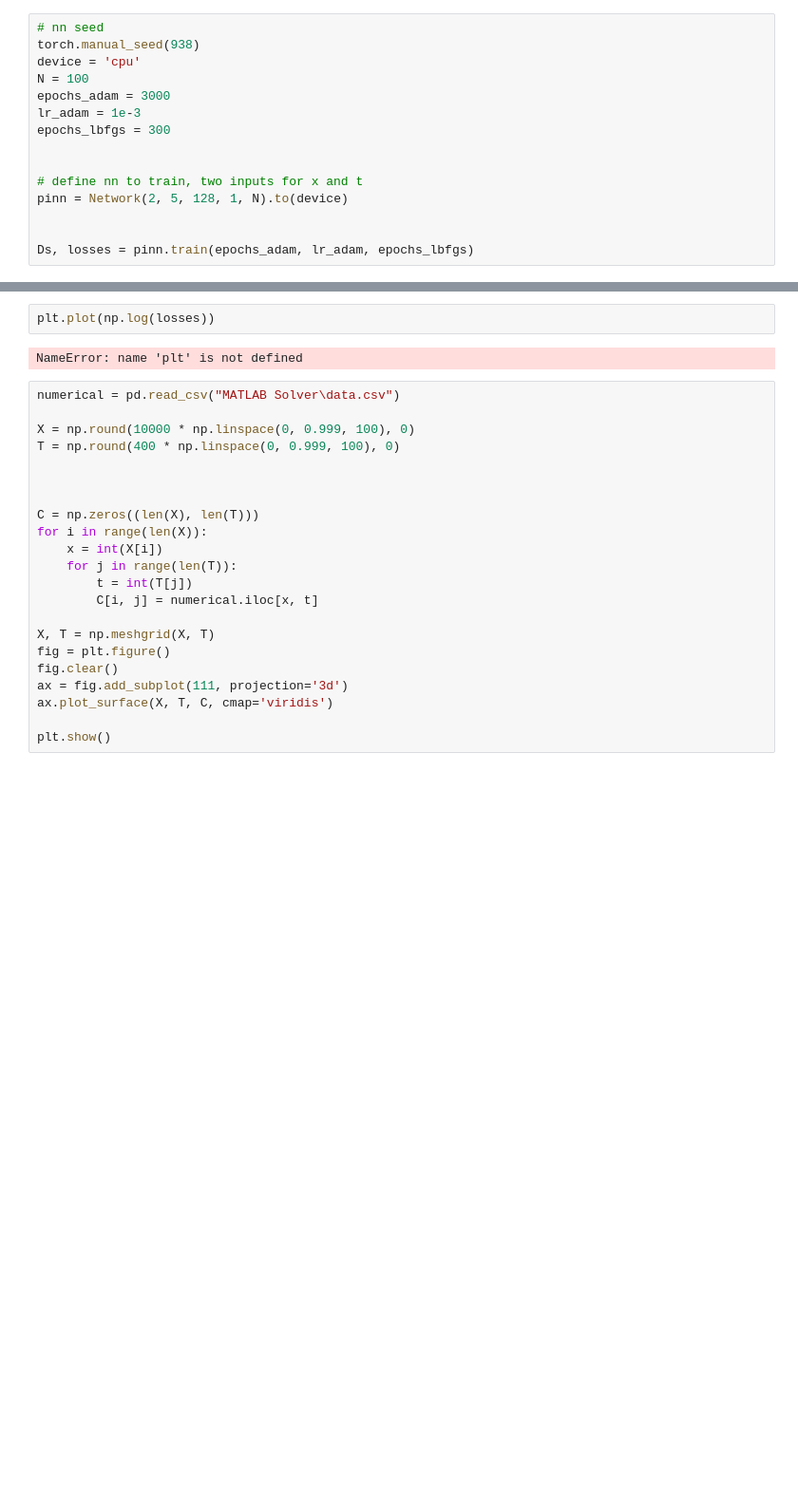
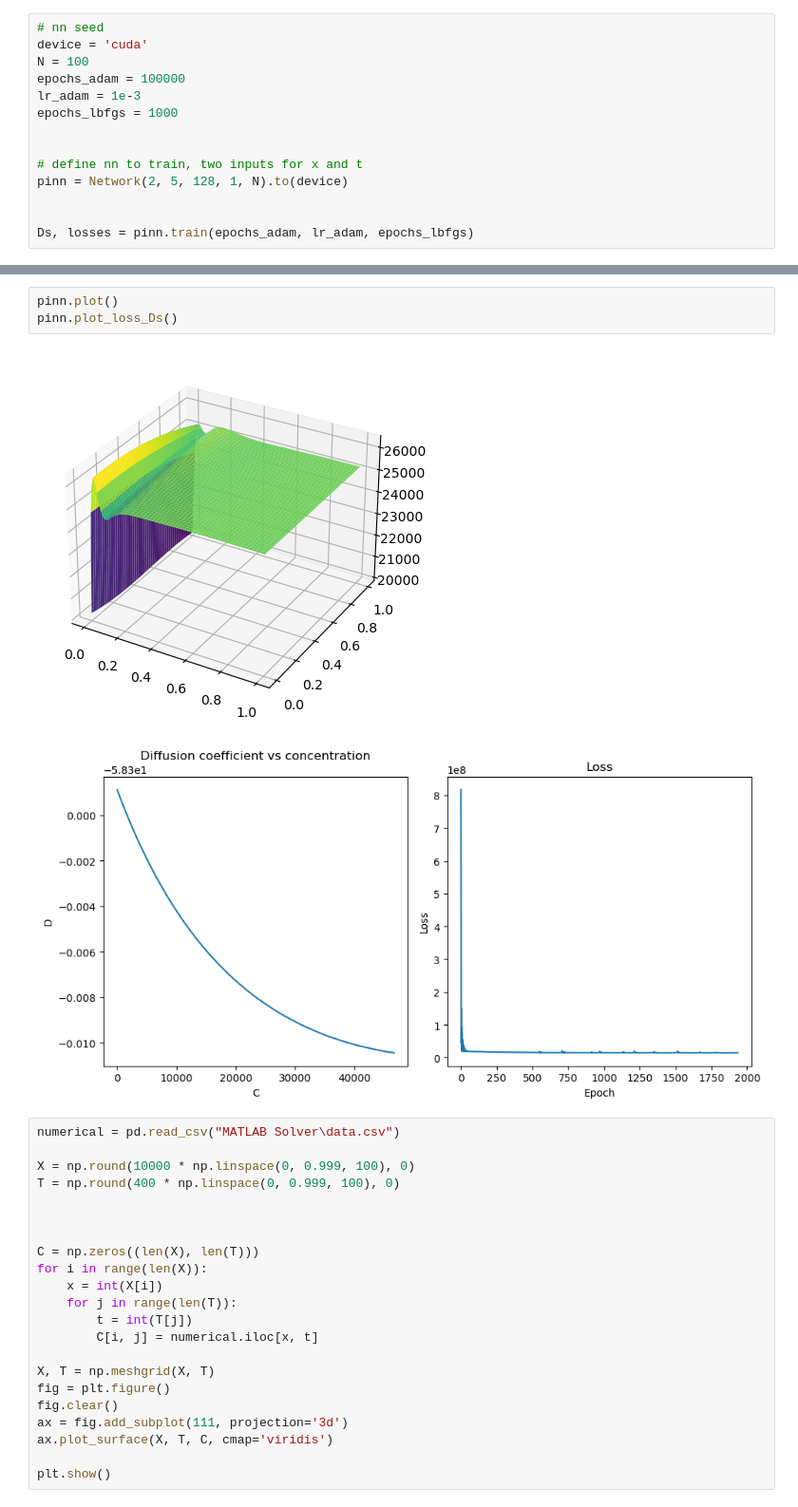
Before and after one commit to merdern/FYP, a Jupyter notebook: Phase4_PINN.ipynb, the cells around one changed output, grey strips where cells are left out. Shown: that part at 95% size. Drawn from its saved outputs; the diff is of its cells as text; blank space fills up the shorter version.

```diff
--- a/Phase4_PINN.ipynb
+++ b/Phase4_PINN.ipynb
@@ -290,12 +282,11 @@ class Network(nn.Module):
     plt.legend(['Numerical', 'NN'])
 # %%
 # nn seed
-torch.manual_seed(938)
-device = 'cpu'
+device = 'cuda'
 N = 100
-epochs_adam = 3000
+epochs_adam = 100000
 lr_adam = 1e-3
-epochs_lbfgs = 300
+epochs_lbfgs = 1000
 
 
 # define nn to train, two inputs for x and t
@@ -308,7 +300,9 @@ NameError: name 'torch' is not defined
-# %%
-plt.plot(np.log(losses))
-# %% [output]
-NameError: name 'plt' is not defined
+# %%
+pinn.plot()
+pinn.plot_loss_Ds()
+# %% [output]
+[figure, added]
+[figure, added]
 # %%
 numerical = pd.read_csv("MATLAB Solver\data.csv")
 
```
Also changed, not shown: parts of 3 cells of this notebook.
